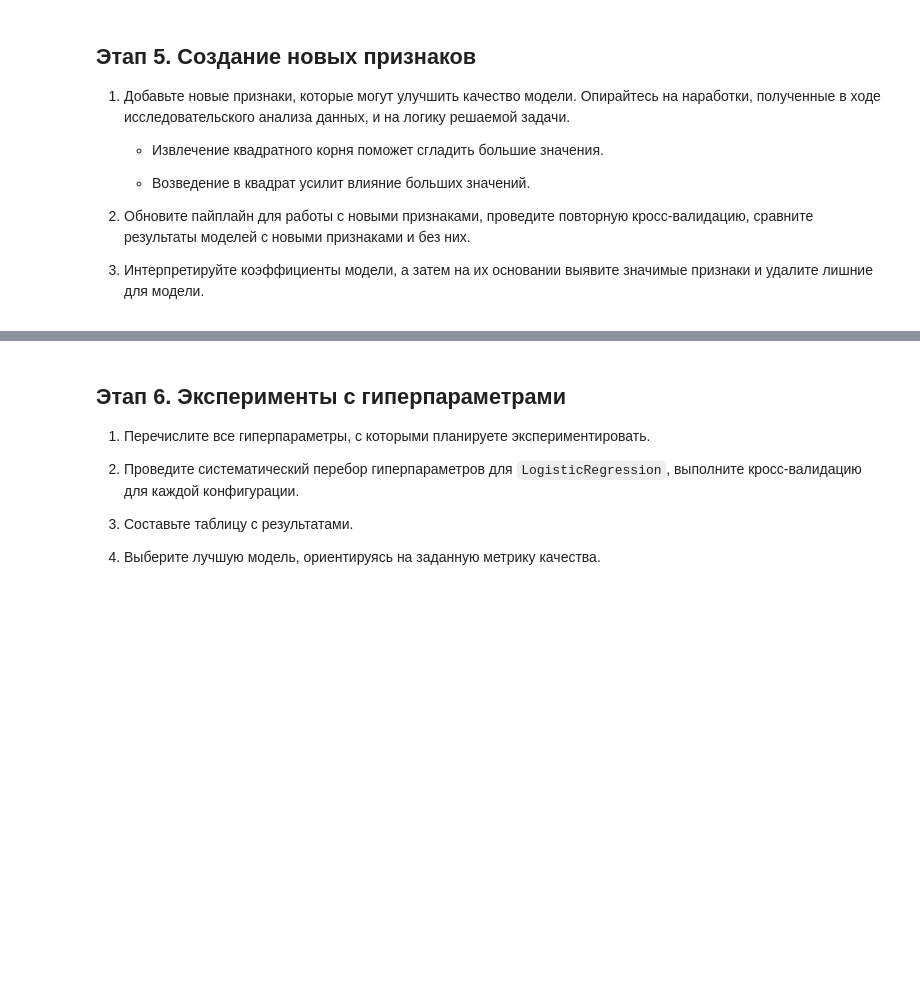
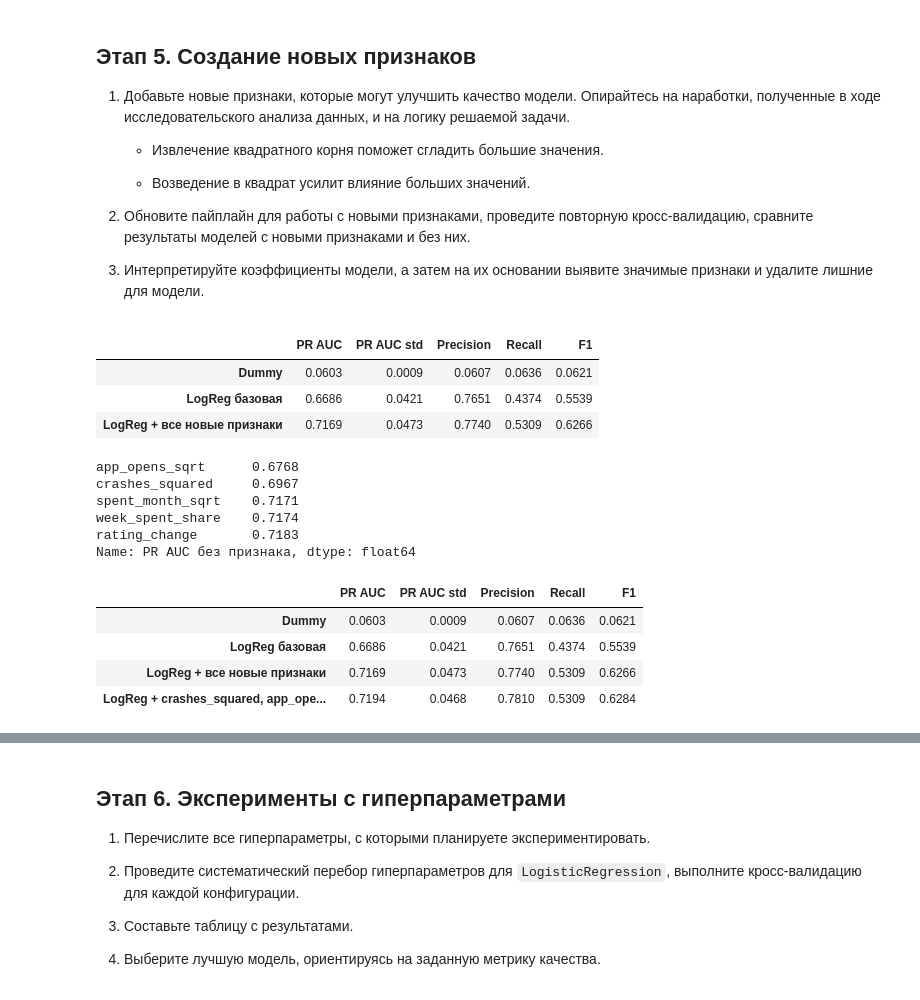
Before and after one commit to dontroublo/delivery-coffee, a Jupyter notebook: coffee_churn.ipynb, the cells around one changed output, grey strips where cells are left out. Saved outputs shown, nothing was run; the diff lists cells and outputs as text; code cells hidden in the pictures; blank space fills up the shorter version.

```diff
--- a/coffee_churn.ipynb
+++ b/coffee_churn.ipynb
@@ -654,3 +654,73 @@ evaluate(base_model, 'LogReg базовая')
 2. Обновите пайплайн для работы с новыми признаками, проведите повторную кросс-валидацию, сравните результаты моделей с новыми признаками и без них.
 
 3. Интерпретируйте коэффициенты модели, а затем на их основании выявите значимые признаки и удалите лишние для модели.
+# %%
+def add_features(X):
+    """Добавляет новые признаки. Работает внутри пайплайна, поэтому одинаково применяется к train, test и новым данным."""
+    X = X.copy()
+    # отток резко растёт после 3 сбоев, квадрат усиливает влияние больших значений
+    X['crashes_squared'] = X['app_crashes_last_month'] ** 2
+    # у заходов в приложение длинный хвост, корень сглаживает большие значения
+    X['app_opens_sqrt'] = np.sqrt(X['app_opens_per_week'].clip(lower=0))
+    # корень из трат за месяц, тоже длинный хвост
+    X['spent_month_sqrt'] = np.sqrt(X['total_spent_last_month'].clip(lower=0))
+    # какая часть месячных трат пришлась на последнюю неделю
+    X['week_spent_share'] = X['total_spent_last_week'] / X['total_spent_last_month'].where(X['total_spent_last_month'] > 0)
+    # насколько последняя оценка отличается от средней за 10 заказов
+    X['rating_change'] = X['review_rating_last_1'] - X['review_rating_last_10']
+    return X
+
+
+new_features = ['crashes_squared', 'app_opens_sqrt', 'spent_month_sqrt', 'week_spent_share', 'rating_change']
+
+# границы выбросов для новых признаков тоже считаем по обучающей выборке
+X_train_new = add_features(X_train)[new_features]
+lower_bounds = pd.concat([lower_bounds, X_train_new.quantile(0.01).clip(lower=0)])
+upper_bounds = pd.concat([upper_bounds, X_train_new.quantile(0.99)])
+
+
+def make_fe_model(numeric, categorical, binary, **model_params):
+    """Пайплайн: новые признаки + предобработка + логистическая регрессия."""
+    params = {'random_state': RANDOM_STATE, 'max_iter': 1000}
+    params.update(model_params)
+    return Pipeline([
+        ('features', FunctionTransformer(add_features)),
+        ('preprocessor', make_preprocessor(numeric, categorical, binary)),
+        ('model', LogisticRegression(**params)),
+    ])
+
+
+fe_model = make_fe_model(numeric_features + new_features, categorical_features, binary_features)
+evaluate(fe_model, 'LogReg + все новые признаки')
+# %% [output]
+|  | PR AUC | PR AUC std | Precision | Recall | F1 |
+| Dummy | 0.0603 | 0.0009 | 0.0607 | 0.0636 | 0.0621 |
+| LogReg базовая | 0.6686 | 0.0421 | 0.7651 | 0.4374 | 0.5539 |
+| LogReg + все новые признаки | 0.7169 | 0.0473 | 0.7740 | 0.5309 | 0.6266 |
+# %%
+# проверяем вклад каждого нового признака: убираем по одному и смотрим, как меняется PR AUC
+feature_check = {}
+for feature in new_features:
+    numeric = numeric_features + [f for f in new_features if f != feature]
+    model = make_fe_model(numeric, categorical_features, binary_features)
+    feature_check[feature] = cross_val_score(model, X_train, y_train, cv=cv, scoring='average_precision').mean()
+
+pd.Series(feature_check, name='PR AUC без признака').sort_values().round(4)
+# %% [output]
+app_opens_sqrt      0.6768
+crashes_squared     0.6967
+spent_month_sqrt    0.7171
+week_spent_share    0.7174
+rating_change       0.7183
+Name: PR AUC без признака, dtype: float64
+# %%
+useful_features = ['crashes_squared', 'app_opens_sqrt']
+
+fe2_model = make_fe_model(numeric_features + useful_features, categorical_features, binary_features)
+evaluate(fe2_model, 'LogReg + crashes_squared, app_opens_sqrt')
+# %% [output]
+|  | PR AUC | PR AUC std | Precision | Recall | F1 |
+| Dummy | 0.0603 | 0.0009 | 0.0607 | 0.0636 | 0.0621 |
+| LogReg базовая | 0.6686 | 0.0421 | 0.7651 | 0.4374 | 0.5539 |
+| LogReg + все новые признаки | 0.7169 | 0.0473 | 0.7740 | 0.5309 | 0.6266 |
+| LogReg + crashes_squared, app_ope... | 0.7194 | 0.0468 | 0.7810 | 0.5309 | 0.6284 |
```
Also changed, not shown: parts of 5 cells of this notebook.
